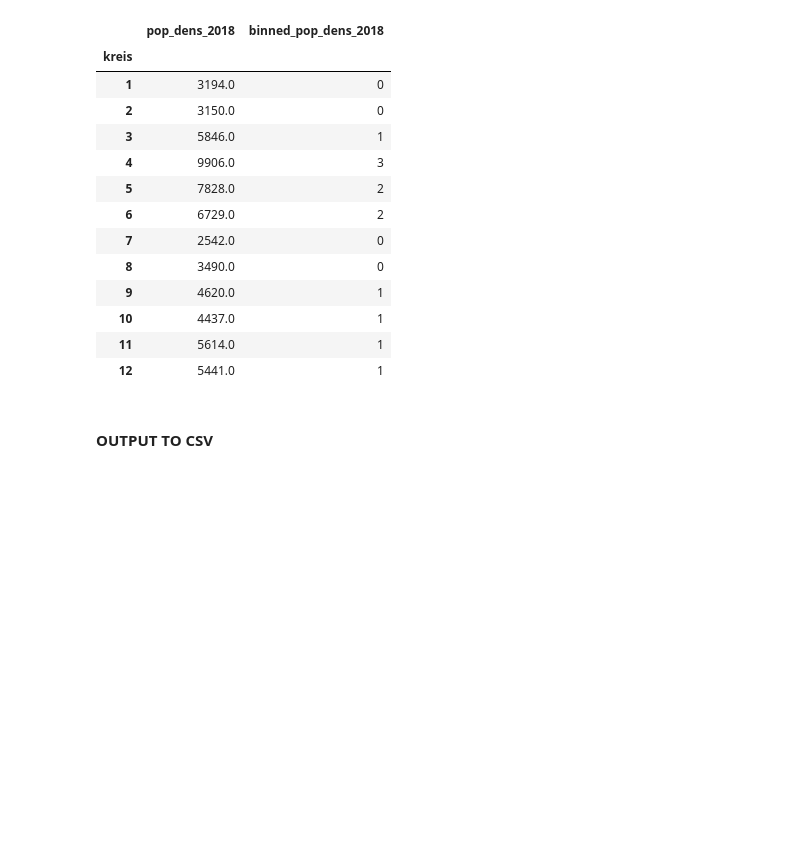
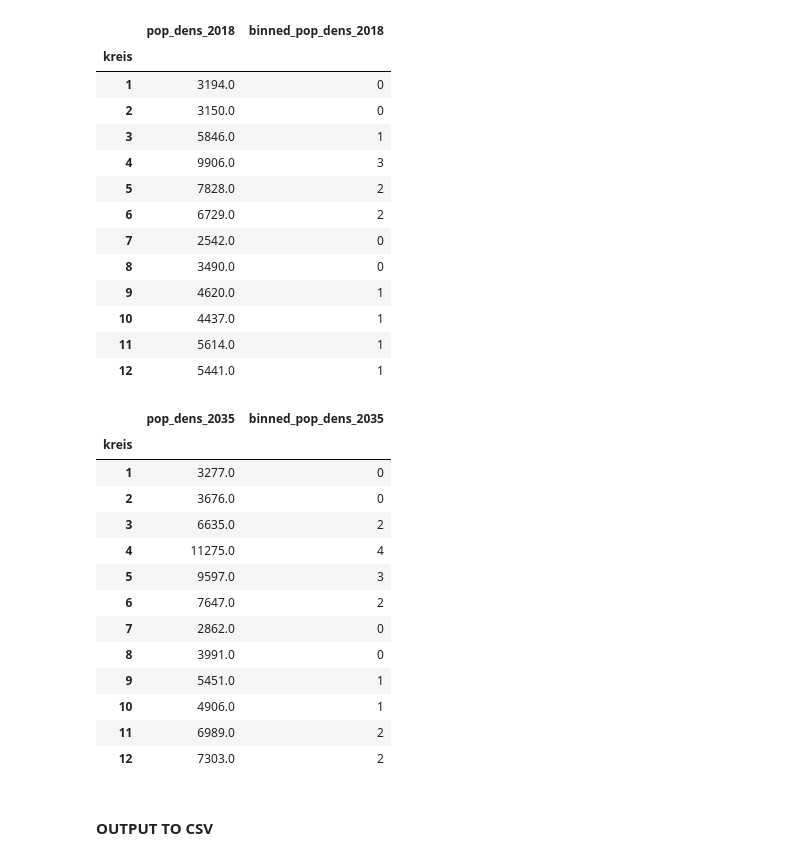
Before and after one commit to BarrySunderland/propulsion-migros-data-challange-oana-barry-fabio, a Jupyter notebook: plotting.ipynb, the cells around one changed output. Cells and saved outputs as stored; diff of their text form; code cells hidden in the pictures; blank space fills up the shorter version.

```diff
--- a/plotting.ipynb
+++ b/plotting.ipynb
@@ -305,11 +305,11 @@ max_val = df_kreis[['pop_dens_2018','pop_dens_2035']].max().max()
 min_val = df_kreis[['pop_dens_2018','pop_dens_2035']].min().max()
 
 num_bins = 5
-labels = list(np.arange(num_bins-1))
-
+labels = [0,] + list(np.arange(num_bins-1)+1)
+print(labels)
 sig_figs = int(math.log10((max_val - min_val) / num_bins))
 bin_size = round_up((max_val - min_val) / num_bins, sig_figs)
 
-bins =list( bin_size * (np.arange(num_bins)+1))
+bins =[0] + list(bin_size * (np.arange(num_bins)+2))
 bins
 # %% [output]
@@ -317,5 +318,6 @@ bins
 # %%
-df_kreis['binned_pop_dens_2018'] = pd.cut(df_kreis['pop_dens_2018'], bins=bins, labels=labels)
+df_kreis['binned_pop_dens_2018'] = pd.cut(df_kreis['pop_dens_2018'], bins=bins, labels=labels )
+df_kreis['binned_pop_dens_2035'] = pd.cut(df_kreis['pop_dens_2035'], bins=bins, labels=labels)
 # %%
 df_kreis['pop_dens_2018']
 # %% [output]
@@ -350,6 +352,23 @@ df_kreis[['pop_dens_2018','binned_pop_dens_2018']]
 | 10 | 4437.0 | 1 |
 | 11 | 5614.0 | 1 |
 | 12 | 5441.0 | 1 |
+# %%
+df_kreis[['pop_dens_2035','binned_pop_dens_2035']]
+# %% [output]
+|  | pop_dens_2035 | binned_pop_dens_2035 |
+| kreis |  |  |
+| 1 | 3277.0 | 0 |
+| 2 | 3676.0 | 0 |
+| 3 | 6635.0 | 2 |
+| 4 | 11275.0 | 4 |
+| 5 | 9597.0 | 3 |
+| 6 | 7647.0 | 2 |
+| 7 | 2862.0 | 0 |
+| 8 | 3991.0 | 0 |
+| 9 | 5451.0 | 1 |
+| 10 | 4906.0 | 1 |
+| 11 | 6989.0 | 2 |
+| 12 | 7303.0 | 2 |
 # %% [markdown]
 #### OUTPUT TO CSV
 # %% [raw]
```
Also changed, not shown: parts of 3 cells of this notebook, 1 other file.
